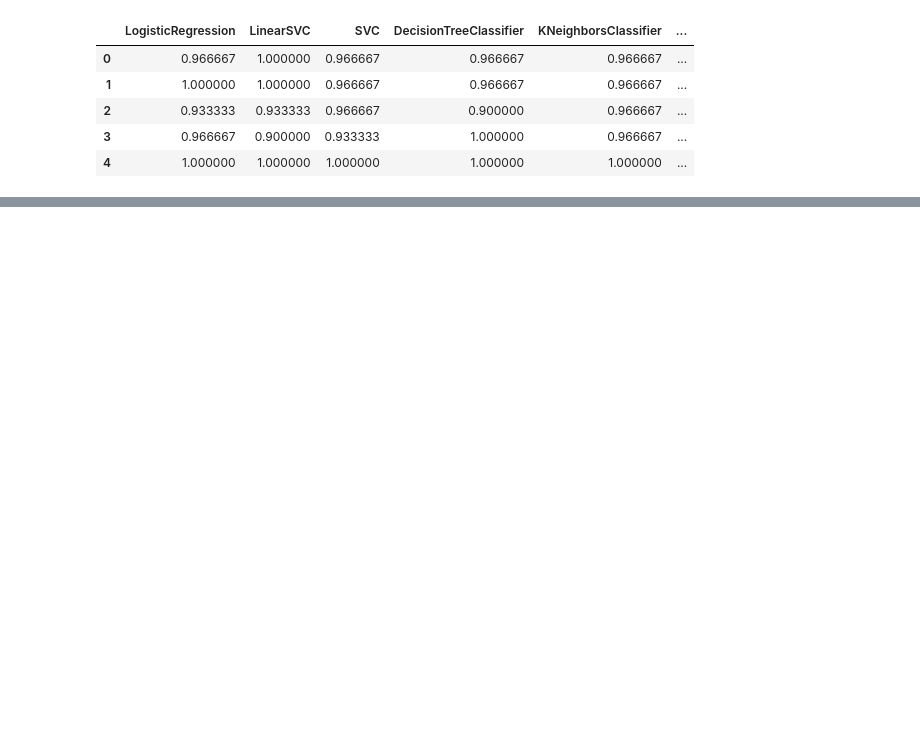
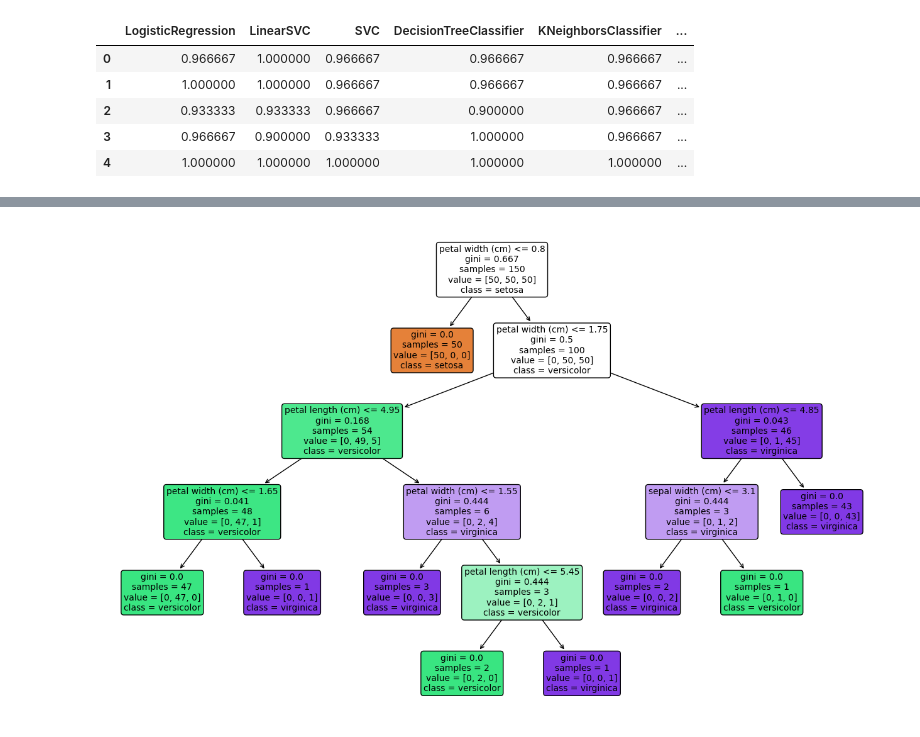
Before and after one commit to rymatois/jupyter-project, a Jupyter notebook: Iris_assignment/1.ipynb, the cells around one changed output, grey strips where cells are left out. Drawn from its saved outputs; the diff is of its cells as text; code cells hidden in the pictures; blank space fills up the shorter version.

```diff
--- a/Iris_assignment/1.ipynb
+++ b/Iris_assignment/1.ipynb
@@ -125,0 +134,4 @@ df_score
+# %%
+graph = iris.visualize_decision_tree()
+# %% [output]
+[figure, added]
```
Also changed, not shown: parts of 5 cells of this notebook, 2 other files.
